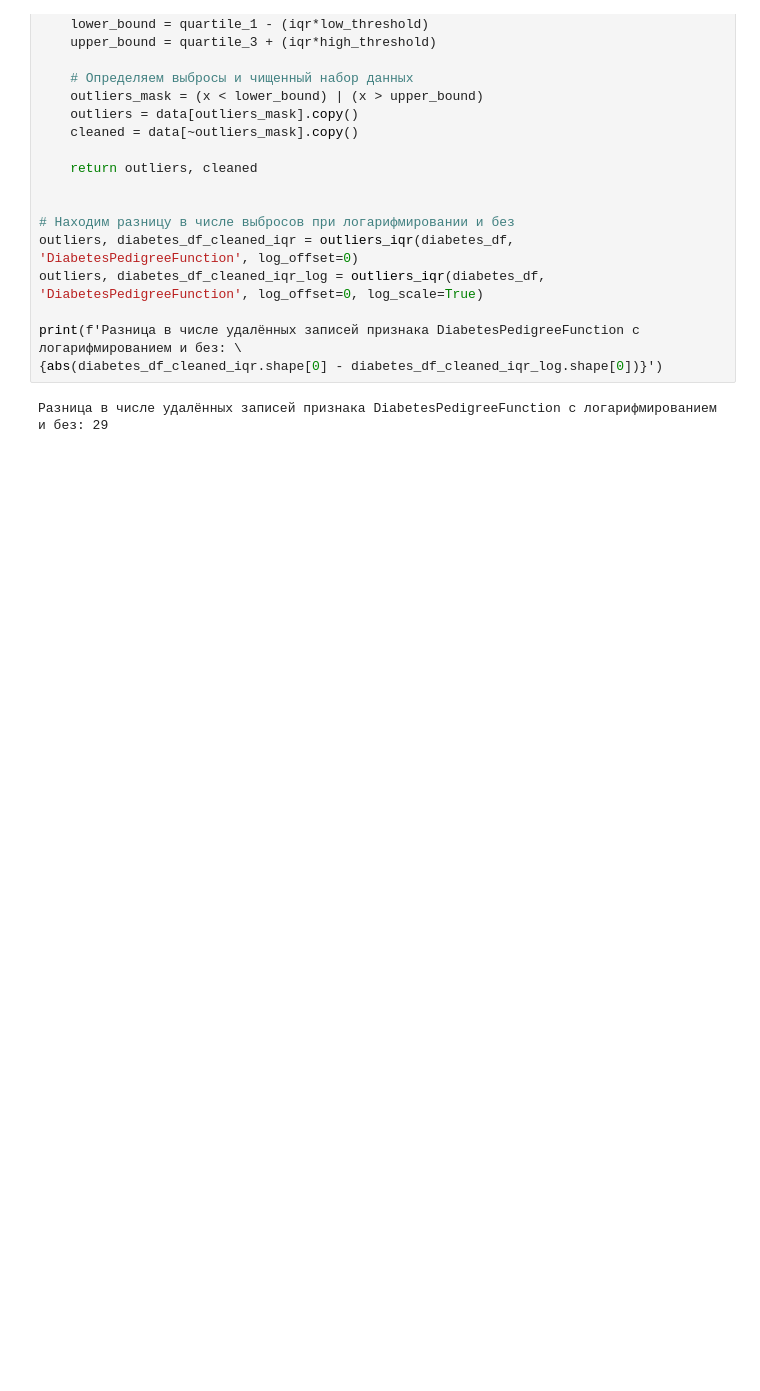
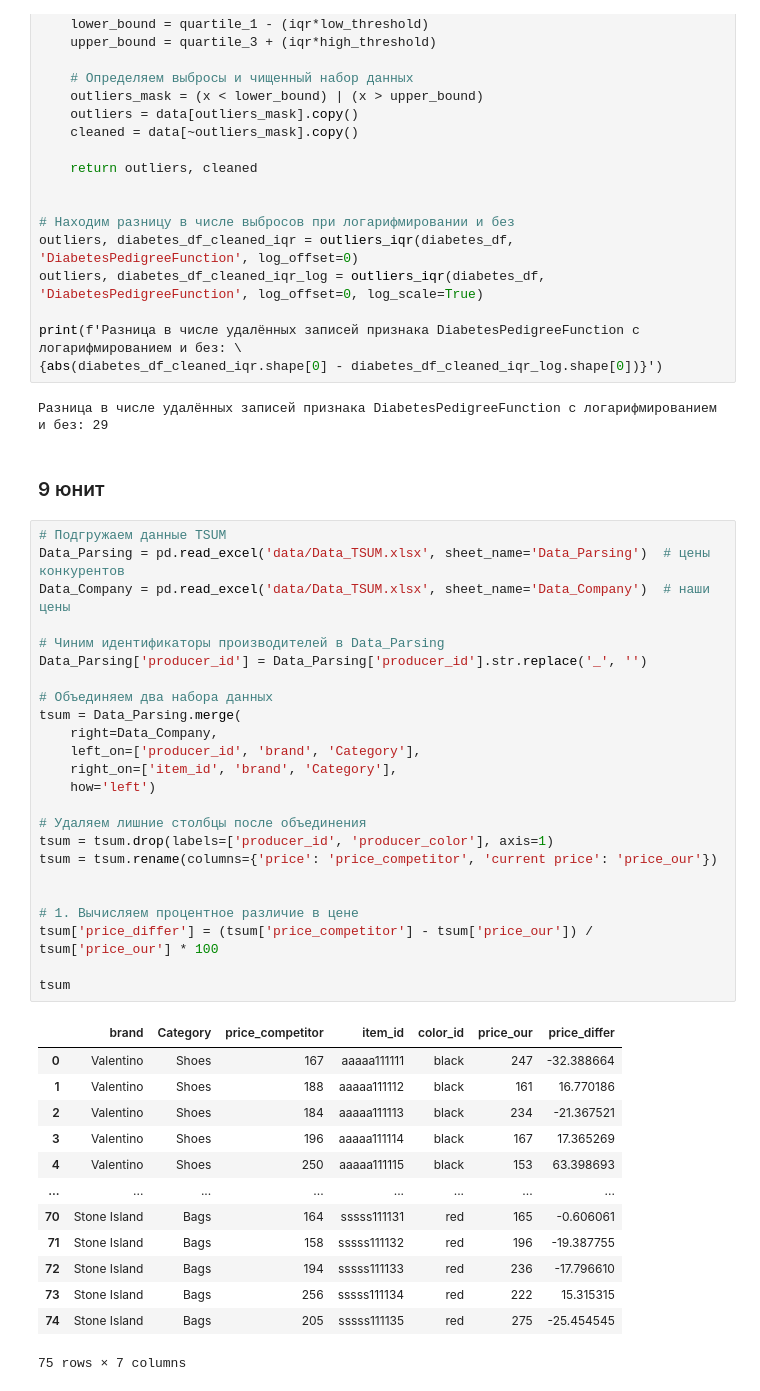
Before and after one commit to thetitorenko/sf_dspr_code, a Jupyter notebook: 01-block/07-python_14/07-python_14.ipynb, the cells around one changed output. Drawn from its saved outputs; the diff is of its cells as text; blank space fills up the shorter version.

```diff
--- a/01-block/07-python_14/07-python_14.ipynb
+++ b/01-block/07-python_14/07-python_14.ipynb
@@ -948,3 +948,43 @@ print(f'Разница в числе удалённых записей приз
 {abs(diabetes_df_cleaned_iqr.shape[0] - diabetes_df_cleaned_iqr_log.shape[0])}')
 # %% [output]
 Разница в числе удалённых записей признака DiabetesPedigreeFunction с логарифмированием и без: 29
+# %% [markdown]
+### 9 юнит
+# %%
+# Подгружаем данные TSUM
+Data_Parsing = pd.read_excel('data/Data_TSUM.xlsx', sheet_name='Data_Parsing')  # цены конкурентов
+Data_Company = pd.read_excel('data/Data_TSUM.xlsx', sheet_name='Data_Company')  # наши цены
+
+# Чиним идентификаторы производителей в Data_Parsing
+Data_Parsing['producer_id'] = Data_Parsing['producer_id'].str.replace('_', '')
+
+# Объединяем два набора данных
+tsum = Data_Parsing.merge(
+    right=Data_Company,
+    left_on=['producer_id', 'brand', 'Category'],
+    right_on=['item_id', 'brand', 'Category'],
+    how='left')
+
+# Удаляем лишние столбцы после объединения
+tsum = tsum.drop(labels=['producer_id', 'producer_color'], axis=1)
+tsum = tsum.rename(columns={'price': 'price_competitor', 'current price': 'price_our'})
+
+
+# 1. Вычисляем процентное различие в цене
+tsum['price_differ'] = (tsum['price_competitor'] - tsum['price_our']) / tsum['price_our'] * 100
+
+tsum
+# %% [output]
+|  | brand | Category | price_competitor | item_id | color_id | price_our | price_differ |
+| 0 | Valentino | Shoes | 167 | aaaaa111111 | black | 247 | -32.388664 |
+| 1 | Valentino | Shoes | 188 | aaaaa111112 | black | 161 | 16.770186 |
+| 2 | Valentino | Shoes | 184 | aaaaa111113 | black | 234 | -21.367521 |
+| 3 | Valentino | Shoes | 196 | aaaaa111114 | black | 167 | 17.365269 |
+| 4 | Valentino | Shoes | 250 | aaaaa111115 | black | 153 | 63.398693 |
+| ... | ... | ... | ... | ... | ... | ... | ... |
+| 70 | Stone Island | Bags | 164 | sssss111131 | red | 165 | -0.606061 |
+| 71 | Stone Island | Bags | 158 | sssss111132 | red | 196 | -19.387755 |
+| 72 | Stone Island | Bags | 194 | sssss111133 | red | 236 | -17.796610 |
+| 73 | Stone Island | Bags | 256 | sssss111134 | red | 222 | 15.315315 |
+| 74 | Stone Island | Bags | 205 | sssss111135 | red | 275 | -25.454545 |
+75 rows × 7 columns
```
Also changed, not shown: parts of 1 cell of this notebook, 1 other file.
